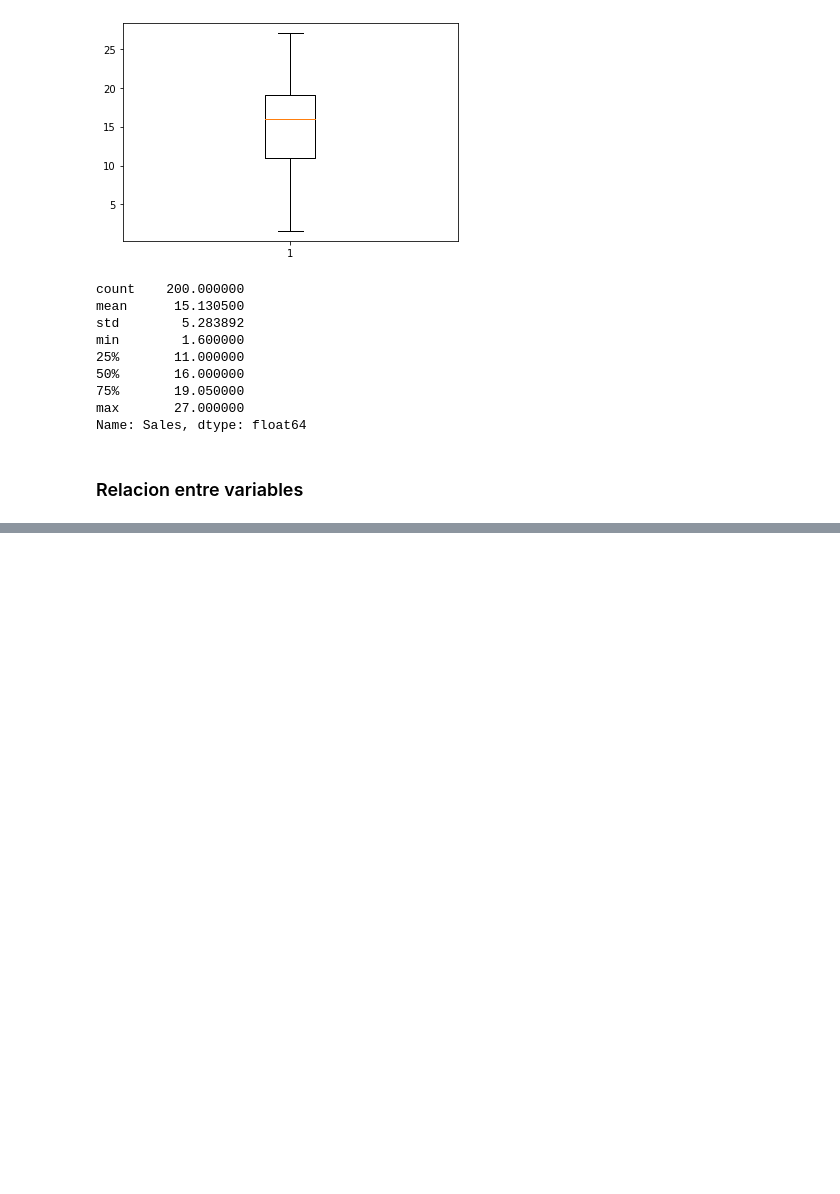
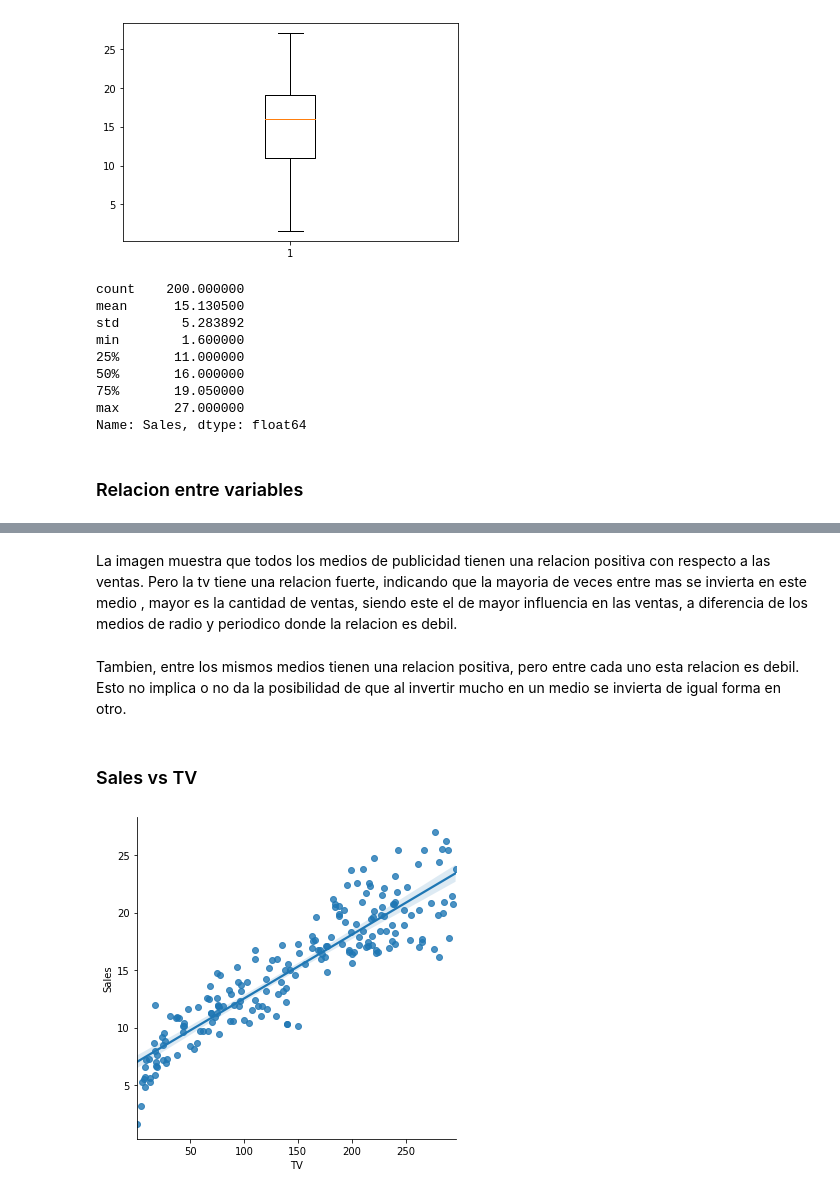
Before and after one commit to ForwardslashJP/Sales_Prediction, a Jupyter notebook: EDA_SalesPrediction.ipynb, the cells around one changed output, grey strips where cells are left out. Saved outputs shown, nothing was run; the diff lists cells and outputs as text; code cells hidden in the pictures; blank space fills up the shorter version.

```diff
--- a/EDA_SalesPrediction.ipynb
+++ b/EDA_SalesPrediction.ipynb
@@ -143,0 +149,11 @@ Name: Sales, dtype: float64
+# %% [markdown]
+La imagen muestra que todos los medios de publicidad tienen una relacion positiva con respecto a las ventas. Pero la tv tiene una relacion fuerte, indicando que la mayoria de veces entre mas se invierta en este medio , mayor es la cantidad de ventas, siendo este el de mayor influencia en las ventas, a diferencia de los medios de radio y periodico donde la relacion es debil.
+# %% [markdown]
+Tambien, entre los mismos medios tienen una relacion positiva, pero entre cada uno esta relacion es debil. Esto no implica o no da la posibilidad de que al invertir mucho en un medio se invierta de igual forma en otro.
+# %% [markdown]
+### Sales vs TV
+# %%
+sns.lmplot(x='TV', y='Sales', data=df)
+plt.show()
+# %% [output]
+[figure, added]
```
Also changed, not shown: parts of 12 cells of this notebook.
